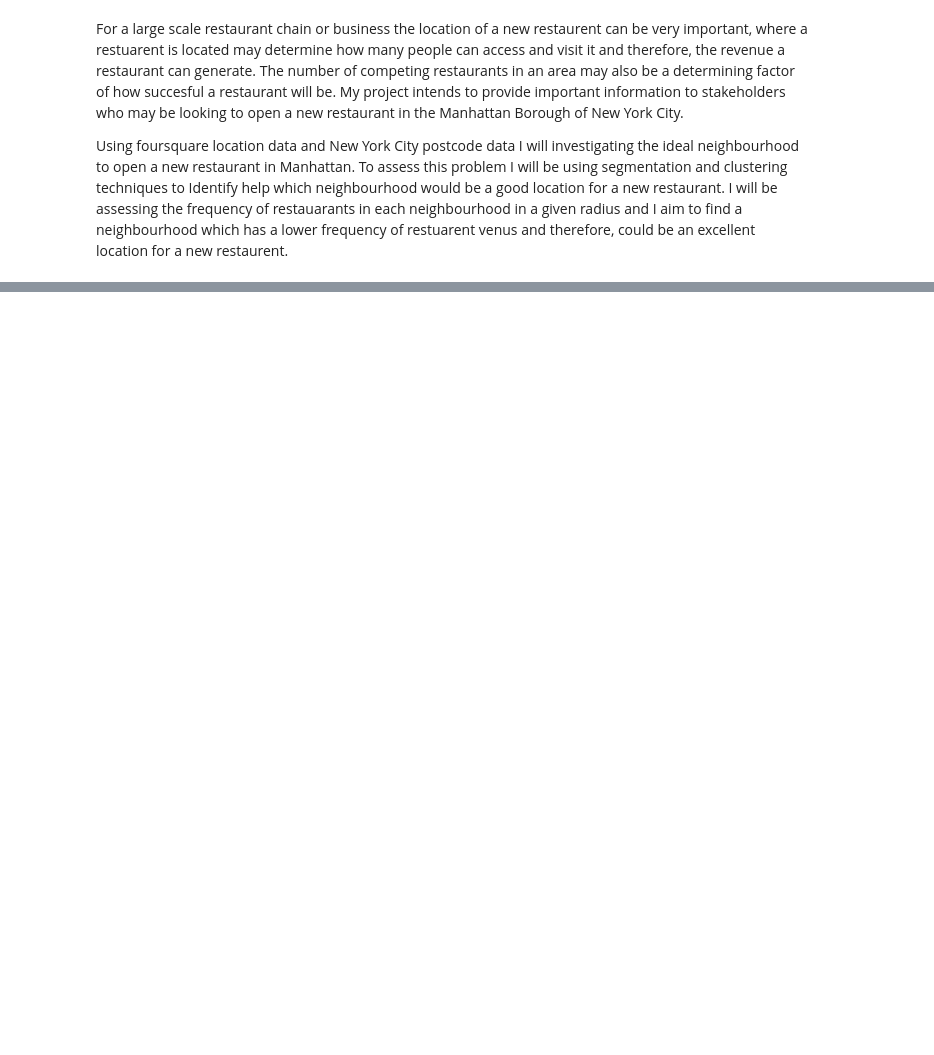
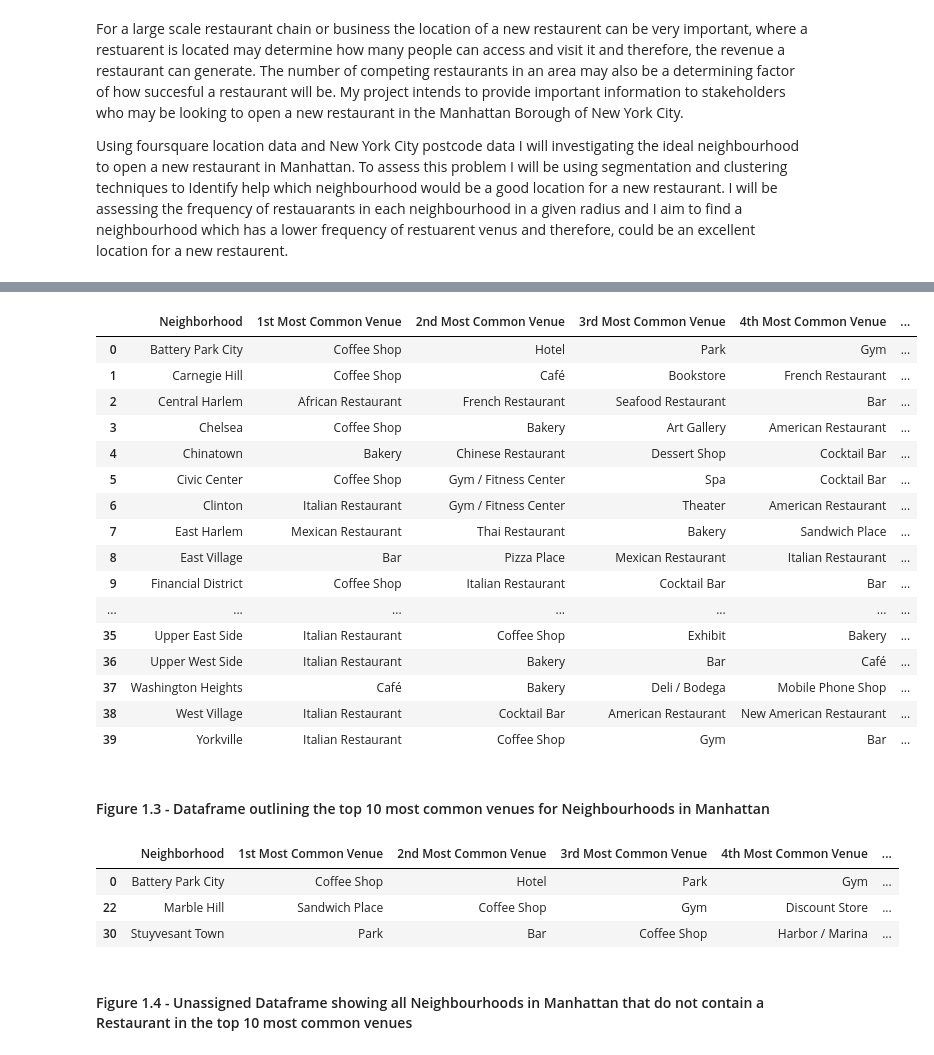
Before and after one commit to Jonno231/Capstone-, a Jupyter notebook: JC Capstone Assignment .ipynb, the cells around one changed output, grey strips where cells are left out. Saved outputs shown, nothing was run; the diff lists cells and outputs as text; code cells hidden in the pictures; blank space fills up the shorter version.

```diff
--- a/JC Capstone Assignment .ipynb
+++ b/JC Capstone Assignment .ipynb
@@ -6,0 +456,12 @@ Using foursquare location data and New York City postcode data I will investigat
+# %%
+num_top_venues = 5
+
+for hood in manhattan_grouped['Neighborhood']:
+    print("----"+hood+"----")
+    temp = manhattan_grouped[manhattan_grouped['Neighborhood'] == hood].T.reset_index()
+    temp.columns = ['venue','freq']
+    temp = temp.iloc[1:]
+    temp['freq'] = temp['freq'].astype(float)
+    temp = temp.round({'freq': 2})
+    print(temp.sort_values('freq', ascending=False).reset_index(drop=True).head(num_top_venues))
+    print('\n')
@@ -6,0 +486,27 @@ Using foursquare location data and New York City postcode data I will investigat
+# %%
+def return_most_common_venues(row, num_top_venues):
+    row_categories = row.iloc[1:]
+    row_categories_sorted = row_categories.sort_values(ascending=False)
+
+    return row_categories_sorted.index.values[0:num_top_venues]
+# %%
+num_top_venues = 10
+
+indicators = ['st', 'nd', 'rd']
+
+# create columns according to number of top venues
+columns = ['Neighborhood']
+for ind in np.arange(num_top_venues):
+    try:
+        columns.append('{}{} Most Common Venue'.format(ind+1, indicators[ind]))
+    except:
+        columns.append('{}th Most Common Venue'.format(ind+1))
+
+# create a new dataframe
+neighborhoods_venues_sorted = pd.DataFrame(columns=columns)
+neighborhoods_venues_sorted['Neighborhood'] = manhattan_grouped['Neighborhood']
+
+for ind in np.arange(manhattan_grouped.shape[0]):
+    neighborhoods_venues_sorted.iloc[ind, 1:] = return_most_common_venues(manhattan_grouped.iloc[ind, :], num_top_venues)
+
+neighborhoods_venues_sorted.head()
@@ -6,0 +520,41 @@ Using foursquare location data and New York City postcode data I will investigat
+# %%
+neighborhoods_venues_sorted
+# %% [output]
+|  | Neighborhood | 1st Most Common Venue | 2nd Most Common Venue | 3rd Most Common Venue | 4th Most Common Venue | ... |
+| 0 | Battery Park City | Coffee Shop | Hotel | Park | Gym | ... |
+| 1 | Carnegie Hill | Coffee Shop | Café | Bookstore | French Restaurant | ... |
+| 2 | Central Harlem | African Restaurant | French Restaurant | Seafood Restaurant | Bar | ... |
+| 3 | Chelsea | Coffee Shop | Bakery | Art Gallery | American Restaurant | ... |
+| 4 | Chinatown | Bakery | Chinese Restaurant | Dessert Shop | Cocktail Bar | ... |
+| 5 | Civic Center | Coffee Shop | Gym / Fitness Center | Spa | Cocktail Bar | ... |
+| 6 | Clinton | Italian Restaurant | Gym / Fitness Center | Theater | American Restaurant | ... |
+| 7 | East Harlem | Mexican Restaurant | Thai Restaurant | Bakery | Sandwich Place | ... |
+| 8 | East Village | Bar | Pizza Place | Mexican Restaurant | Italian Restaurant | ... |
+| 9 | Financial District | Coffee Shop | Italian Restaurant | Cocktail Bar | Bar | ... |
+| ... | ... | ... | ... | ... | ... | ... |
+| 35 | Upper East Side | Italian Restaurant | Coffee Shop | Exhibit | Bakery | ... |
+| 36 | Upper West Side | Italian Restaurant | Bakery | Bar | Café | ... |
+| 37 | Washington Heights | Café | Bakery | Deli / Bodega | Mobile Phone Shop | ... |
+| 38 | West Village | Italian Restaurant | Cocktail Bar | American Restaurant | New American Restaurant | ... |
+| 39 | Yorkville | Italian Restaurant | Coffee Shop | Gym | Bar | ... |
+# %% [markdown]
+#### Figure 1.3  - Dataframe outlining the top 10 most common venues for Neighbourhoods in Manhattan
+# %%
+neighborhoods_amended = neighborhoods_venues_sorted[~neighborhoods_venues_sorted["1st Most Common Venue"].isin(["African Restaurant","Italian Restaurant","Mexican Restaurant","Chinese Restaurant","Korean Restaurant"])]
+neighborhoods_amended1 = neighborhoods_amended[~neighborhoods_amended["2nd Most Common Venue"].isin(["African Restaurant","Italian Restaurant","Mexican Restaurant","Chinese Restaurant","Korean Restaurant","American Restaurant","Seafood Restaurant"])]
+neighborhoods_amended2 = neighborhoods_amended1[~neighborhoods_amended1["3rd Most Common Venue"].isin(["African Restaurant","Italian Restaurant","Mexican Restaurant","Chinese Restaurant","Korean Restaurant","American Restaurant","Seafood Restaurant"])]
+neighborhoods_amended3 = neighborhoods_amended2[~neighborhoods_amended2["4th Most Common Venue"].isin(["African Restaurant","Italian Restaurant","Mexican Restaurant","Chinese Restaurant","Korean Restaurant","American Restaurant","Seafood Restaurant","French Restaurant"])]
+neighborhoods_amended4 = neighborhoods_amended3[~neighborhoods_amended3["5th Most Common Venue"].isin(["African Restaurant","Italian Restaurant","Mexican Restaurant","Chinese Restaurant","Korean Restaurant","American Restaurant","Seafood Restaurant","French Restaurant"])]
+neighborhoods_amended5 = neighborhoods_amended4[~neighborhoods_amended4["6th Most Common Venue"].isin(["African Restaurant","Italian Restaurant","Mexican Restaurant","Chinese Restaurant","Korean Restaurant","American Restaurant","Seafood Restaurant","French Restaurant","Japanese Restaurant","Greek Restaurant"])]
+neighborhoods_amended6 = neighborhoods_amended5[~neighborhoods_amended5["7th Most Common Venue"].isin(["African Restaurant","Italian Restaurant","Mexican Restaurant","Chinese Restaurant","Korean Restaurant","American Restaurant","Seafood Restaurant","French Restaurant","Japanese Restaurant","Greek Restaurant","Latin American Restaurant"])]
+neighborhoods_amended7 = neighborhoods_amended6[~neighborhoods_amended6["8th Most Common Venue"].isin(["African Restaurant","Italian Restaurant","Mexican Restaurant","Chinese Restaurant","Korean Restaurant","American Restaurant","Seafood Restaurant","French Restaurant","Japanese Restaurant","Greek Restaurant","Latin American Restaurant"])]
+neighborhoods_amended8 = neighborhoods_amended7[~neighborhoods_amended7["9th Most Common Venue"].isin(["African Restaurant","Italian Restaurant","Mexican Restaurant","Chinese Restaurant","Korean Restaurant","American Restaurant","Seafood Restaurant","French Restaurant","Japanese Restaurant","Greek Restaurant","Latin American Restaurant"])]
+neighborhoods_final = neighborhoods_amended8[~neighborhoods_amended8["10th Most Common Venue"].isin(["African Restaurant","Italian Restaurant","Mexican Restaurant","Chinese Restaurant","Korean Restaurant","American Restaurant","Seafood Restaurant","French Restaurant","Japanese Restaurant","Greek Restaurant","Latin American Restaurant"])]
+neighborhoods_final
+# %% [output]
+|  | Neighborhood | 1st Most Common Venue | 2nd Most Common Venue | 3rd Most Common Venue | 4th Most Common Venue | ... |
+| 0 | Battery Park City | Coffee Shop | Hotel | Park | Gym | ... |
+| 22 | Marble Hill | Sandwich Place | Coffee Shop | Gym | Discount Store | ... |
+| 30 | Stuyvesant Town | Park | Bar | Coffee Shop | Harbor / Marina | ... |
+# %% [markdown]
+#### Figure 1.4  -  Unassigned Dataframe showing all Neighbourhoods in Manhattan that do not contain a Restaurant in the top 10 most common venues
```
Also changed, not shown: parts of 45 cells of this notebook.
